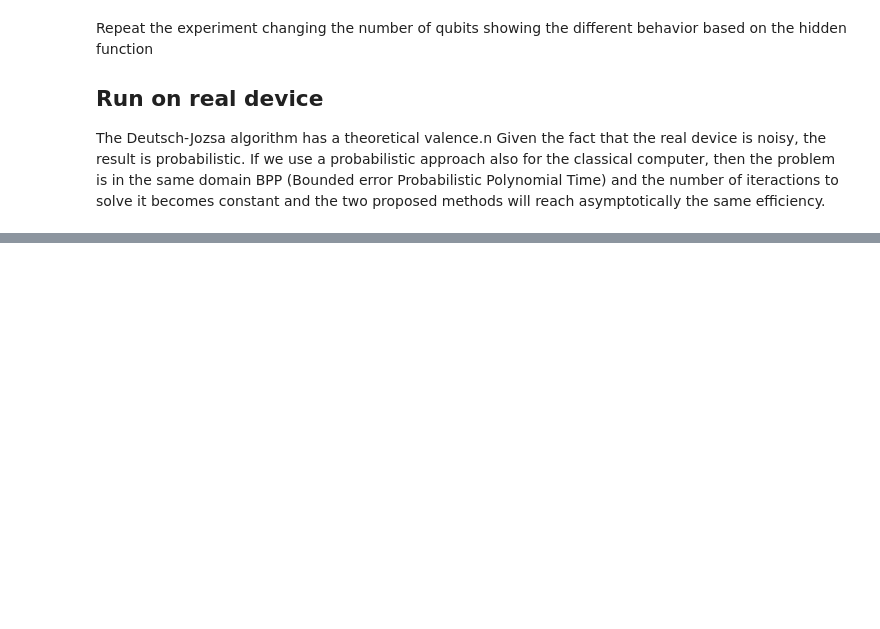
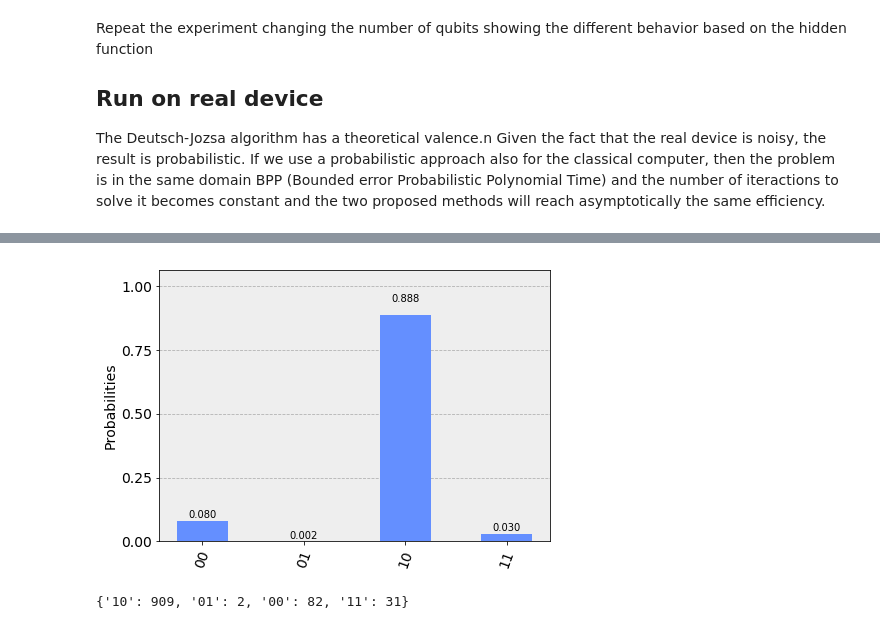
Before and after one commit to Fedacc/q-workshop, a Jupyter notebook: Deutsch-Jozsa.ipynb, the cells around one changed output, grey strips where cells are left out. Saved outputs shown, nothing was run; the diff lists cells and outputs as text; code cells hidden in the pictures; blank space fills up the shorter version.

```diff
--- a/Deutsch-Jozsa.ipynb
+++ b/Deutsch-Jozsa.ipynb
@@ -164,7 +171,8 @@ Repeat the experiment changing the number of qubits showing the different behavi
 
 The Deutsch-Jozsa algorithm has a theoretical valence.n Given the fact that the real device is noisy, the result is probabilistic. If we use a probabilistic approach also for the classical computer, then the problem is in the same domain BPP (Bounded error Probabilistic Polynomial Time) and the number of iteractions to solve it becomes constant and the two proposed methods will reach asymptotically the same efficiency.
 # %%
-%%qiskit_job_status
+from qiskit.tools.monitor import job_monitor
 backend = IBMQ.get_backend('ibmq_16_melbourne')
 shots = 1024
-job = execute(djCircuit, backend=backend, shots=shots)
+job = qk.execute(djCircuit, backend=backend, shots=shots)
+job_monitor(job, interval=5)
@@ -171,13 +181,17 @@ job = execute(djCircuit, backend=backend, shots=shots)
 # %%
 results = job.result()
 answer = results.get_counts()
 
 threshold = int(0.03 * shots) # set a threshold for significant measurements
 filteredAnswer = {k: v for k,v in answer.items() if v >= threshold} # filter for an optimal visualization of the results
 
 removedCounts = np.sum([ v for k,v in answer.items() if v < threshold ]) #
 filteredAnswer['other_bitstring'] = removedCounts  #
 
-plot_histogram(filteredAnswer)
-
-print(filteredAnswer)
+plot_histogram(answer)
+# %% [output]
+[figure, added]
+# %%
+print(answer)
+# %% [output]
+{'10': 909, '01': 2, '00': 82, '11': 31}
```
Also changed, not shown: parts of 5 cells of this notebook.
